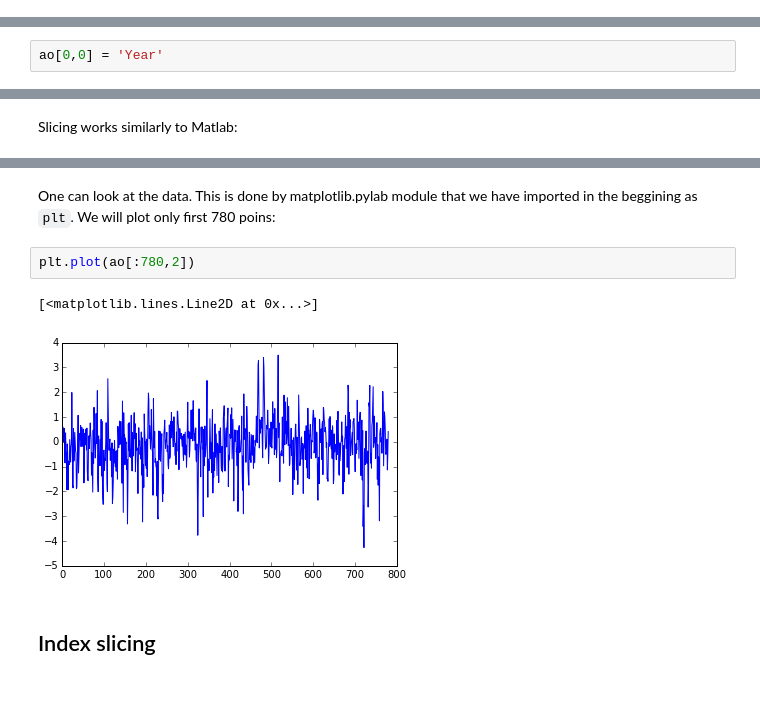
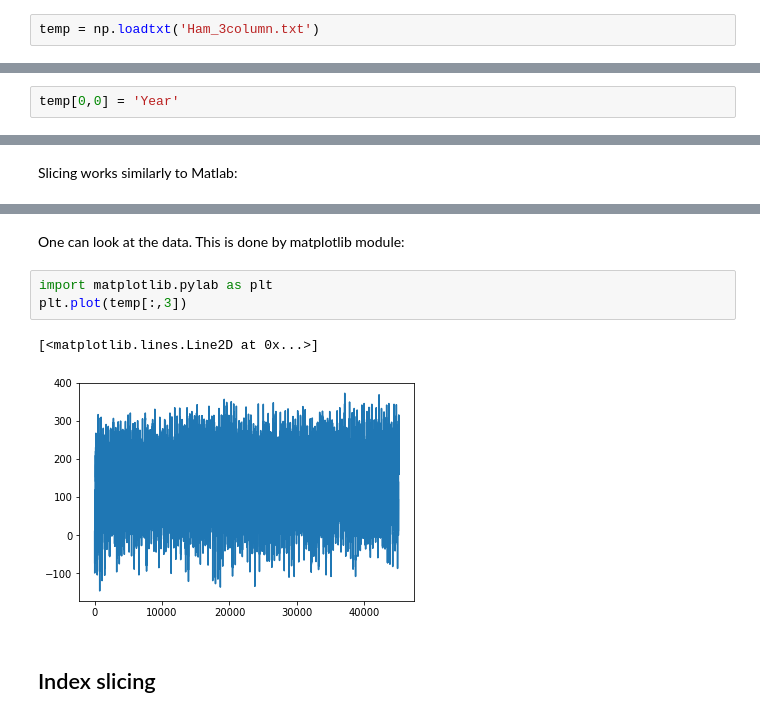
Before and after one commit to koldunovn/python_for_geosciences, a Jupyter notebook: 03 - NumPy arrays.ipynb, the cells around one changed output, grey strips where cells are left out. Drawn from its saved outputs; the diff is of its cells as text; blank space fills up the shorter version.

```diff
--- a/03 - NumPy arrays.ipynb
+++ b/03 - NumPy arrays.ipynb
@@ -58,0 +25,2 @@ array([[  1.950e+03,   1.000e+00,  -6.031e-02],
+# %%
+temp = np.loadtxt('Ham_3column.txt')
@@ -75,5 +59,5 @@ dtype('float64')
 # %% [markdown]
 You can't assign value of different type to element of the numpy array:
 # %%
-ao[0,0] = 'Year'
+temp[0,0] = 'Year'
 # %% [output]
@@ -91,10 +82,11 @@ array([[  1.950e+03,   1.000e+00,  -6.031e-02],
 # %% [markdown]
-One can look at the data. This is done by matplotlib.pylab module that we have imported in the beggining as `plt`. We will plot only first 780 poins:
+One can look at the data. This is done by matplotlib module:
-# %%
-plt.plot(ao[:780,2])
-# %% [output]
-[<matplotlib.lines.Line2D at 0x...>]
-[figure, removed]
+# %%
+import matplotlib.pylab as plt
+plt.plot(temp[:,3])
+# %% [output]
+[<matplotlib.lines.Line2D at 0x...>]
+[figure, added]
 # %% [markdown]
 ## Index slicing
 # %% [markdown]
```
Also changed, not shown: parts of 62 cells of this notebook.
